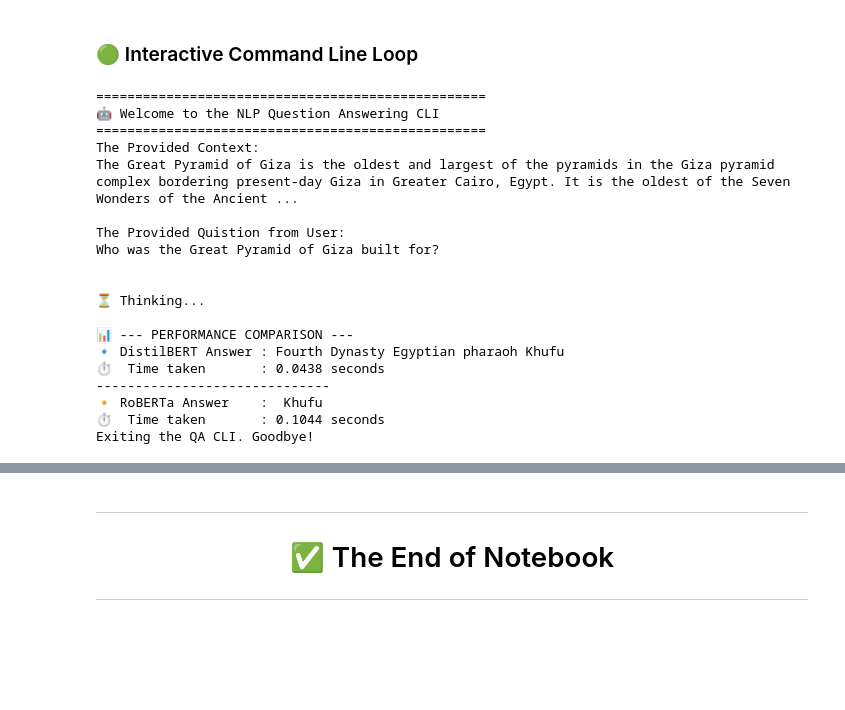
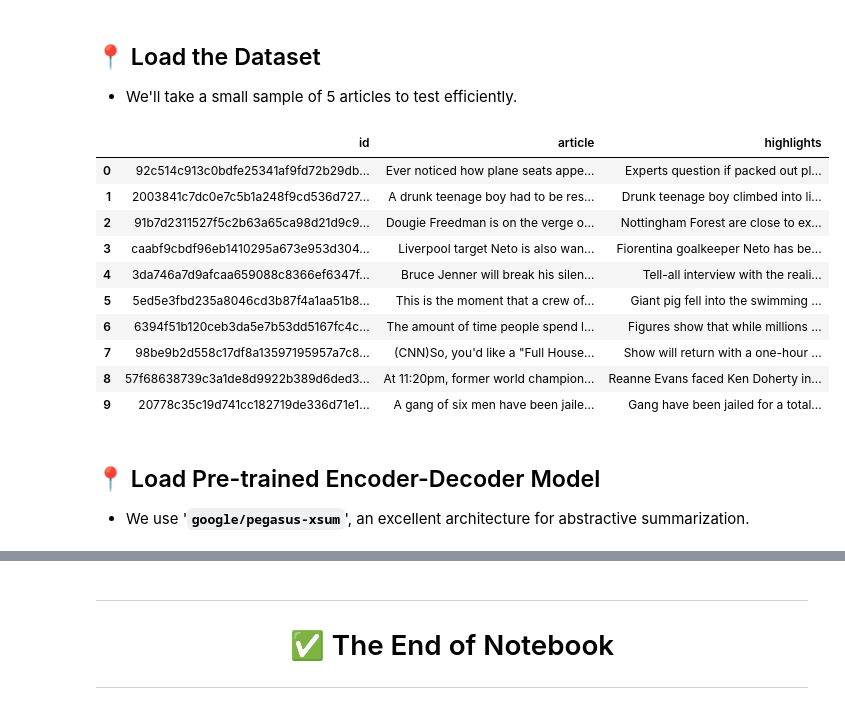
Before and after one commit to Youssef3082004/Elevvo_Pathways_Internship, a Jupyter notebook: Model.ipynb, the cells around one changed output, grey strips where cells are left out. Cells and saved outputs as stored; diff of their text form; code cells hidden in the pictures; blank space fills up the shorter version.

Commit message:
Model Notebook

```diff
--- a/Model.ipynb
+++ b/Model.ipynb
@@ -151,53 +0,0 @@ def get_answer_and_time(model, tokenizer, question, context):
-# %% [markdown]
-### 🟢 Interactive Command Line Loop
-# %%
-print("="*50)
-print("🤖 Welcome to the NLP Question Answering CLI")
-print("="*50)
-context = input("📝 Paste your Context/Passage (or type 'quit' to exit): \n> ")
-
-while True:
-        question = input("📍 Ask a Question about the context (or type 'quit' to exit):")
-
-        if question.lower() in ['quit', 'exit', 'q']:
-            print("Exiting the QA CLI. Goodbye!")
-            break
-
-        if not question.strip():
-            print("Question cannot be empty.")
-            continue
-
-        print(f"The Provided Context:\n{context}\n")
-        print(f"The Provided Quistion from User:\n{question}\n")
-
-        print("\n⏳ Thinking...\n")
-
-        ans1, time1 = get_answer_and_time(model1, tokenizer1, question, context)
-        ans2, time2 = get_answer_and_time(model2, tokenizer2, question, context)
-
-        print("📊 --- PERFORMANCE COMPARISON ---")
-        print(f"🔹 DistilBERT Answer : {ans1}")
-        print(f"⏱️  Time taken       : {time1} seconds")
-        print("-" * 30)
-        print(f"🔸 RoBERTa Answer    : {ans2}")
-        print(f"⏱️  Time taken       : {time2} seconds")
-# %% [output]
-==================================================
-🤖 Welcome to the NLP Question Answering CLI
-==================================================
-The Provided Context:
-The Great Pyramid of Giza is the oldest and largest of the pyramids in the Giza pyramid complex bordering present-day Giza in Greater Cairo, Egypt. It is the oldest of the Seven Wonders of the Ancient ...
-
-The Provided Quistion from User:
-Who was the Great Pyramid of Giza built for?
-
-
-⏳ Thinking...
-
-📊 --- PERFORMANCE COMPARISON ---
-🔹 DistilBERT Answer : Fourth Dynasty Egyptian pharaoh Khufu
-⏱️  Time taken       : 0.0438 seconds
-------------------------------
-🔸 RoBERTa Answer    :  Khufu
-⏱️  Time taken       : 0.1044 seconds
-Exiting the QA CLI. Goodbye!
@@ -203,0 +9,23 @@ Exiting the QA CLI. Goodbye!
+# %% [markdown]
+## 📍 Load the Dataset
+* We'll take a small sample of 5 articles to test efficiently.
+# %%
+df = pd.read_csv('Dataset/test.csv')
+# %%
+df_sample = df.head(10).copy()
+df_sample
+# %% [output]
+|  | id | article | highlights |
+| 0 | 92c514c913c0bdfe25341af9fd72b29db... | Ever noticed how plane seats appe... | Experts question if packed out pl... |
+| 1 | 2003841c7dc0e7c5b1a248f9cd536d727... | A drunk teenage boy had to be res... | Drunk teenage boy climbed into li... |
+| 2 | 91b7d2311527f5c2b63a65ca98d21d9c9... | Dougie Freedman is on the verge o... | Nottingham Forest are close to ex... |
+| 3 | caabf9cbdf96eb1410295a673e953d304... | Liverpool target Neto is also wan... | Fiorentina goalkeeper Neto has be... |
+| 4 | 3da746a7d9afcaa659088c8366ef6347f... | Bruce Jenner will break his silen... | Tell-all interview with the reali... |
+| 5 | 5ed5e3fbd235a8046cd3b87f4a1aa51b8... | This is the moment that a crew of... | Giant pig fell into the swimming ... |
+| 6 | 6394f51b120ceb3da5e7b53dd5167fc4c... | The amount of time people spend l... | Figures show that while millions ... |
+| 7 | 98be9b2d558c17df8a13597195957a7c8... | (CNN)So, you'd like a "Full House... | Show will return with a one-hour ... |
+| 8 | 57f68638739c3a1de8d9922b389d6ded3... | At 11:20pm, former world champion... | Reanne Evans faced Ken Doherty in... |
+| 9 | 20778c35c19d741cc182719de336d71e1... | A gang of six men have been jaile... | Gang have been jailed for a total... |
+# %% [markdown]
+## 📍 Load Pre-trained Encoder-Decoder Model
+* We use '**`google/pegasus-xsum`**', an excellent architecture for abstractive summarization.
```
Also changed, not shown: parts of 40 cells of this notebook.
